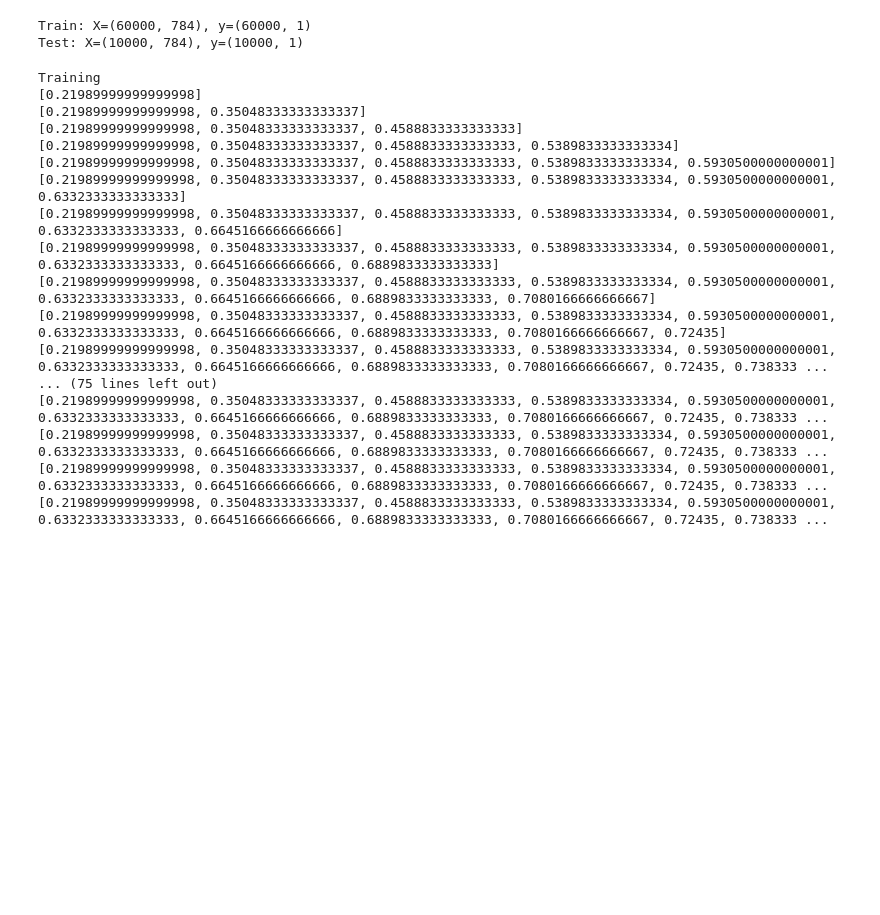
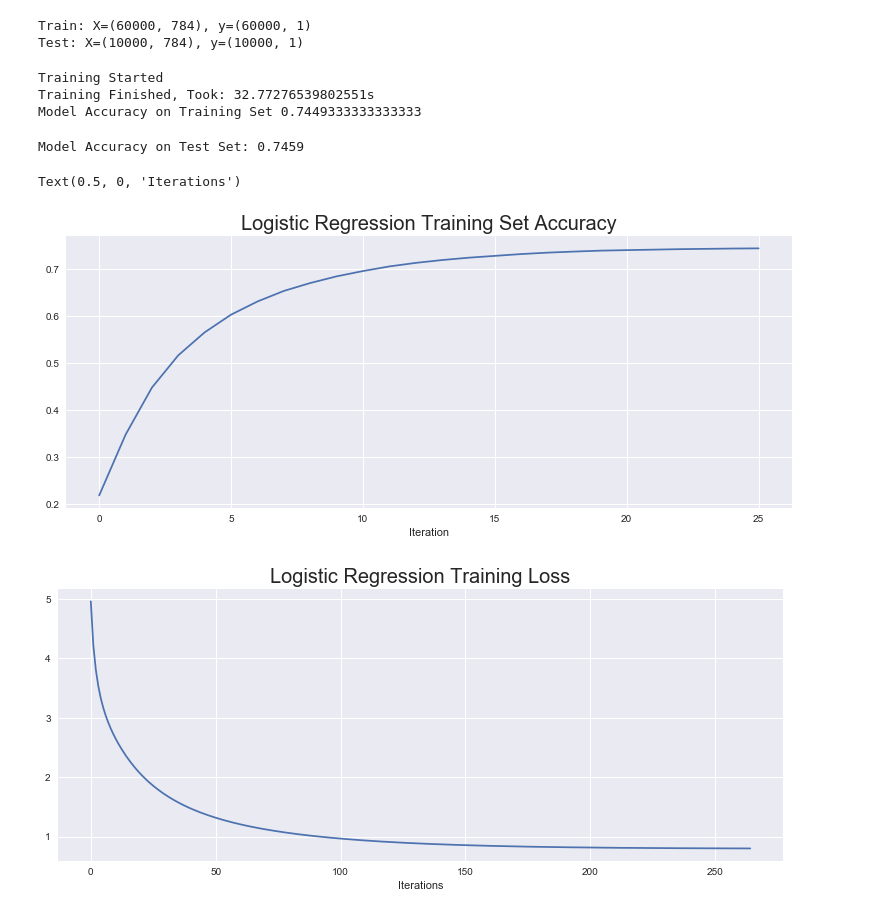
Before and after one commit to Viraj-Joshi/Gradient-Descent, a Jupyter notebook: Gradient Descent.ipynb, the cells around one changed output. Cells and saved outputs as stored; diff of their text form; code cells hidden in the pictures; blank space fills up the shorter version.

Commit message:
Added some plots, test function

```diff
--- a/Gradient Descent.ipynb
+++ b/Gradient Descent.ipynb
@@ -109,7 +117,9 @@ class BatchGradientDescent:
 # %%
 from sklearn.preprocessing import OneHotEncoder
 class LogisticRegression:
-
+    def __init__(self):
+        self.GD = BatchGradientDescent()
+        self.w = None
     # Pre - data matrix X
     # Post - data matrix X with bias term concatenated as first column
     def addBias(self,X):
@@ -125,7 +135,7 @@ class LogisticRegression:
         enc.fit(y)
         return np.array(enc.transform(y).toarray())
 
-    def train(self,trainX,trainy):
+    def train(self,trainX,trainy,mini_batch = False):
         trainX = self.normalize(trainX)
         trainX = self.addBias(trainX)
         trainy = self.oneHotEncode(trainy)
@@ -134,11 +144,17 @@ class LogisticRegression:
         w = np.random.rand(p,k)
         print("Training Started")
         start_time = time()
-        GD = BatchGradientDescent()
-        w,J,accuracy = GD.gradientDescent(trainX,trainy,w)
+        w,J,accuracy = self.GD.gradientDescent(trainX,trainy,w, mini_batch)
+        self.w = w
         end_time = time()
         print("Training Finished, Took: %ss"%((end_time-start_time)))
         return w,J,accuracy
+
+    def test(self,testX,testy):
+        testX = self.normalize(testX)
+        testX = self.addBias(testX)
+        testy = self.oneHotEncode(testy)
+        return 1 - self.GD.error(testX,testy,self.w)
 # %%
 # loading the mnist dataset
 from keras.datasets import mnist
@@ -160,22 +176,33 @@ Train: X=(60000, 784), y=(60000, 1)
 Test: X=(10000, 784), y=(10000, 1)
 # %%
 logreg = LogisticRegression()
-w,J,accuracy = logreg.train(trainX,trainy)
+w,J,accuracy = logreg.train(trainX,trainy,True)
+print("Model Accuracy on Training Set",accuracy[len(accuracy)-1])
 # %% [output]
-Training
-[0.21989999999999998]
-[0.21989999999999998, 0.35048333333333337]
-[0.21989999999999998, 0.35048333333333337, 0.4588833333333333]
-[0.21989999999999998, 0.35048333333333337, 0.4588833333333333, 0.5389833333333334]
-[0.21989999999999998, 0.35048333333333337, 0.4588833333333333, 0.5389833333333334, 0.5930500000000001]
-[0.21989999999999998, 0.35048333333333337, 0.4588833333333333, 0.5389833333333334, 0.5930500000000001, 0.6332333333333333]
-[0.21989999999999998, 0.35048333333333337, 0.4588833333333333, 0.5389833333333334, 0.5930500000000001, 0.6332333333333333, 0.6645166666666666]
-[0.21989999999999998, 0.35048333333333337, 0.4588833333333333, 0.5389833333333334, 0.5930500000000001, 0.6332333333333333, 0.6645166666666666, 0.6889833333333333]
-[0.21989999999999998, 0.35048333333333337, 0.4588833333333333, 0.5389833333333334, 0.5930500000000001, 0.6332333333333333, 0.6645166666666666, 0.6889833333333333, 0.7080166666666667]
-[0.21989999999999998, 0.35048333333333337, 0.4588833333333333, 0.5389833333333334, 0.5930500000000001, 0.6332333333333333, 0.6645166666666666, 0.6889833333333333, 0.7080166666666667, 0.72435]
-[0.21989999999999998, 0.35048333333333337, 0.4588833333333333, 0.5389833333333334, 0.5930500000000001, 0.6332333333333333, 0.6645166666666666, 0.6889833333333333, 0.7080166666666667, 0.72435, 0.738333 ...
-... (75 lines left out)
-[0.21989999999999998, 0.35048333333333337, 0.4588833333333333, 0.5389833333333334, 0.5930500000000001, 0.6332333333333333, 0.6645166666666666, 0.6889833333333333, 0.7080166666666667, 0.72435, 0.738333 ...
-[0.21989999999999998, 0.35048333333333337, 0.4588833333333333, 0.5389833333333334, 0.5930500000000001, 0.6332333333333333, 0.6645166666666666, 0.6889833333333333, 0.7080166666666667, 0.72435, 0.738333 ...
-[0.21989999999999998, 0.35048333333333337, 0.4588833333333333, 0.5389833333333334, 0.5930500000000001, 0.6332333333333333, 0.6645166666666666, 0.6889833333333333, 0.7080166666666667, 0.72435, 0.738333 ...
-[0.21989999999999998, 0.35048333333333337, 0.4588833333333333, 0.5389833333333334, 0.5930500000000001, 0.6332333333333333, 0.6645166666666666, 0.6889833333333333, 0.7080166666666667, 0.72435, 0.738333 ...
+Training Started
+Training Finished, Took: 32.77276539802551s
+Model Accuracy on Training Set 0.7449333333333333
+# %%
+print("Model Accuracy on Test Set:",logreg.test(testX,testy))
+# %% [output]
+Model Accuracy on Test Set: 0.7459
+# %%
+fig = plt.figure()
+fig.set_figheight(5)
+fig.set_figwidth(13)
+mpl.style.use('seaborn')
+plt.plot(accuracy)
+plt.title('Logistic Regression Training Set Accuracy',fontsize=20)
+plt.xlabel("Iteration")
+
+fig = plt.figure()
+fig.set_figheight(5)
+fig.set_figwidth(13)
+mpl.style.use('seaborn')
+plt.plot(J[1:])
+plt.title('Logistic Regression Training Loss',fontsize=20)
+plt.xlabel("Iterations")
+# %% [output]
+Text(0.5, 0, 'Iterations')
+[figure, added]
+[figure, added]
```
Also changed, not shown: parts of 3 cells of this notebook.
